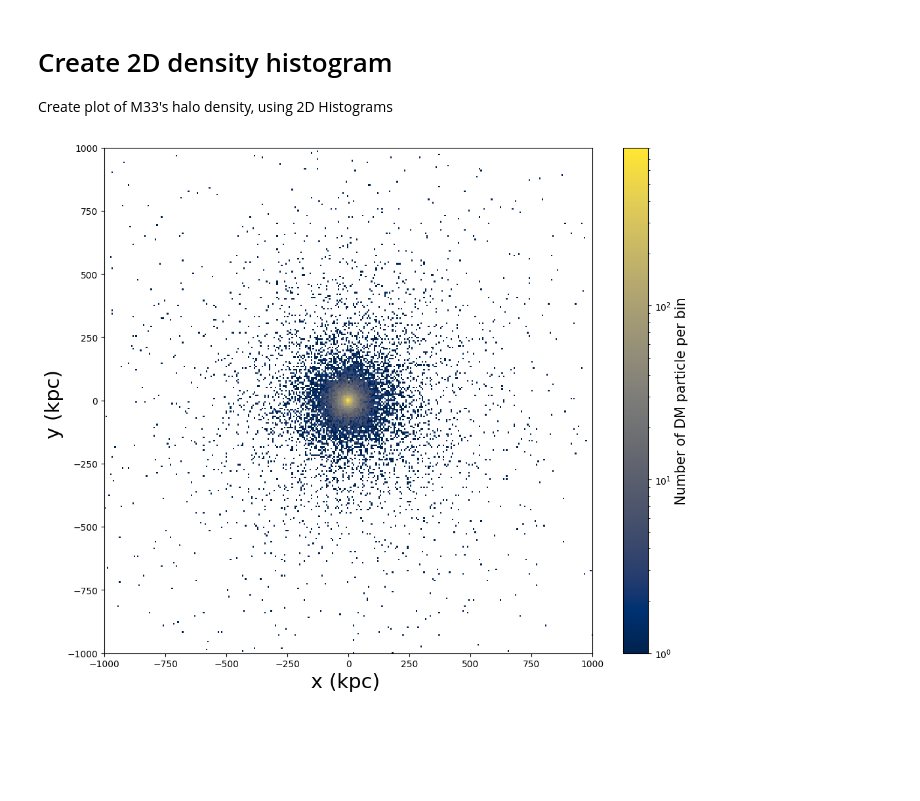
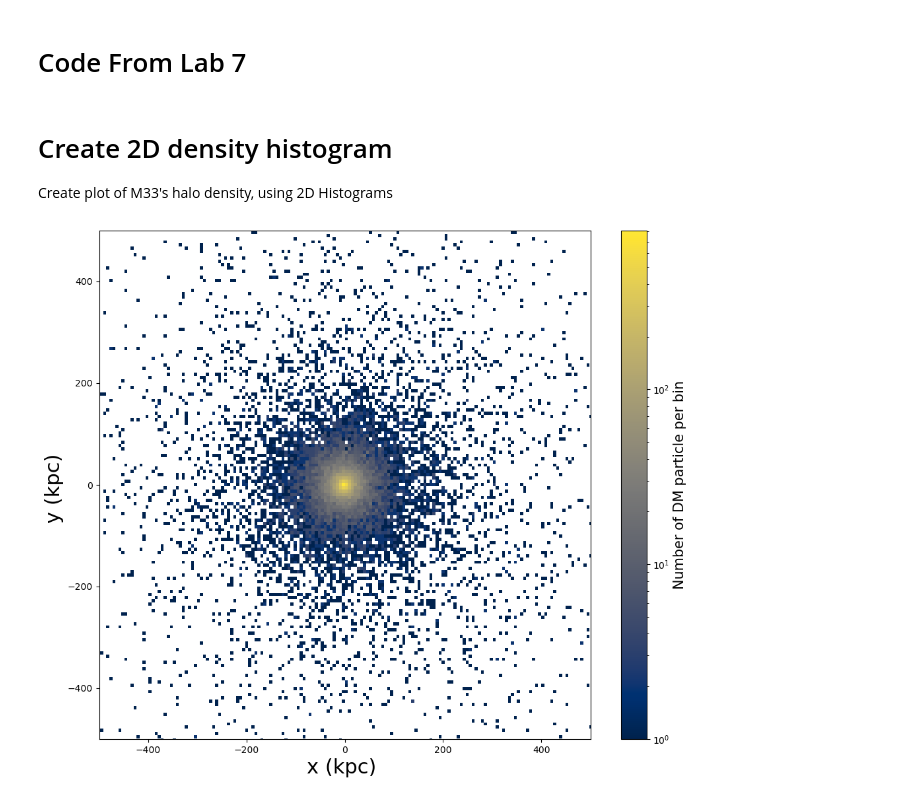
Before and after one commit to nmazziotti/astr_400b, a Jupyter notebook: ResearchAssignments/ResearchAssignment3/ResearchAssignment3.ipynb, the cells around one changed output. Saved outputs shown, nothing was run; the diff lists cells and outputs as text; code cells hidden in the pictures; blank space fills up the shorter version.

```diff
--- a/ResearchAssignments/ResearchAssignment3/ResearchAssignment3.ipynb
+++ b/ResearchAssignments/ResearchAssignment3/ResearchAssignment3.ipynb
@@ -38,2 +38,4 @@ Use the CenterOfMass code to compute the positions and velocities of all particl
+# %% [markdown]
+# Code From Lab 7
 # %%
 # Create a COM of object for M33 Halo (particle type=1) Using Code from Homework 4
@@ -73,34 +77,33 @@ Create plot of M33's halo density, using 2D Histograms
 fig, ax= plt.subplots(figsize=(12, 10))
 
 # ADD HERE
 # plot the particle density for M33 using a 2D historgram
 # plt.hist2D(pos1,pos2, bins=, norm=LogNorm(), cmap='' )
 # cmap options:
 # https://matplotlib.org/3.1.0/tutorials/colors/colormaps.html
 #   e.g. 'magma', 'viridis'
 # can modify bin number to make the plot smoother
-h = plt.hist2d(xD,yD, bins=1500, norm=LogNorm(), cmap='cividis')
+h_xy = plt.hist2d(xD,yD, bins=1500, norm=LogNorm(), cmap='cividis')
 
 cbar = plt.colorbar()
 cbar.set_label("Number of DM particle per bin", fontsize=15)
 
 # Add axis labels
 plt.xlabel('x (kpc) ', fontsize=22)
 plt.ylabel('y (kpc) ', fontsize=22)
 
 #set axis limits
-l = 1e3 # length of box to show in kpc
+l = 0.5e3 # length of box to show in kpc
 plt.ylim(-l,l)
 plt.xlim(-l,l)
 
 #adjust tick label font size
 label_size = 10
 matplotlib.rcParams['xtick.labelsize'] = label_size
 matplotlib.rcParams['ytick.labelsize'] = label_size
 
 
-
 # Save to a file
 #plt.savefig('Lab7_M31DMHalo.png', bbox_inches='tight')
 # %% [output]
-[figure, old version]
+[figure, new version]
```
Also changed, not shown: parts of 10 cells of this notebook, 1 other file.
